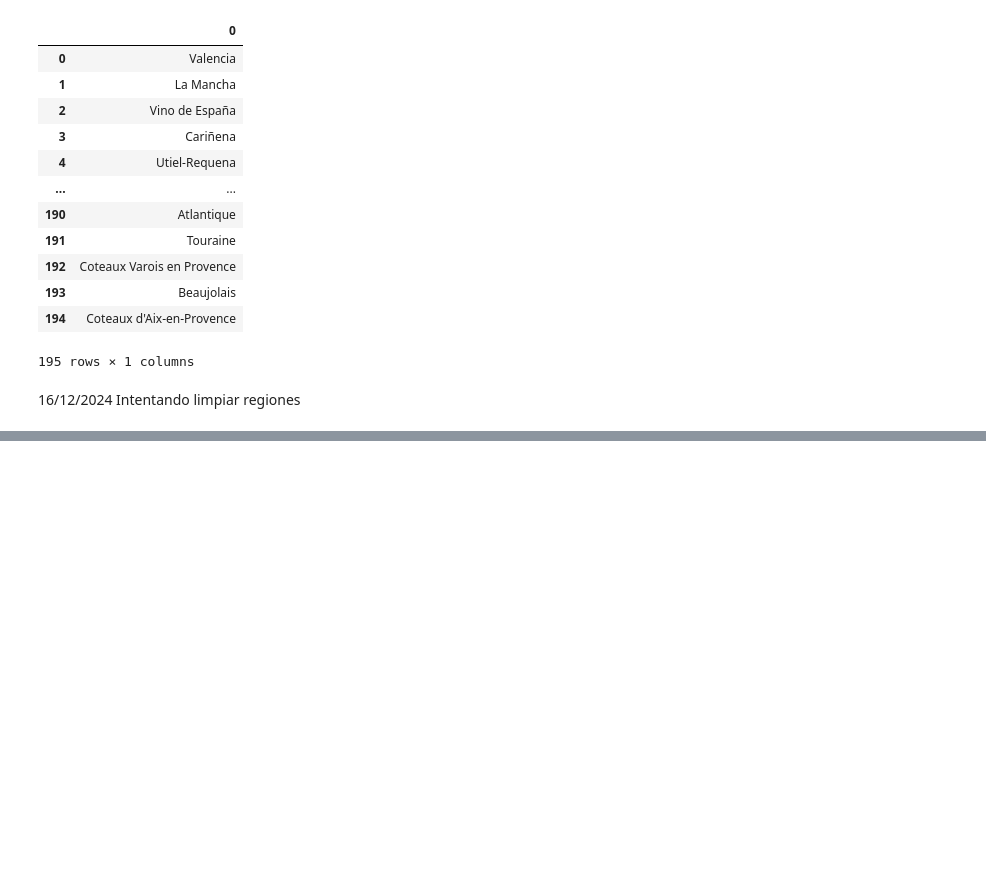
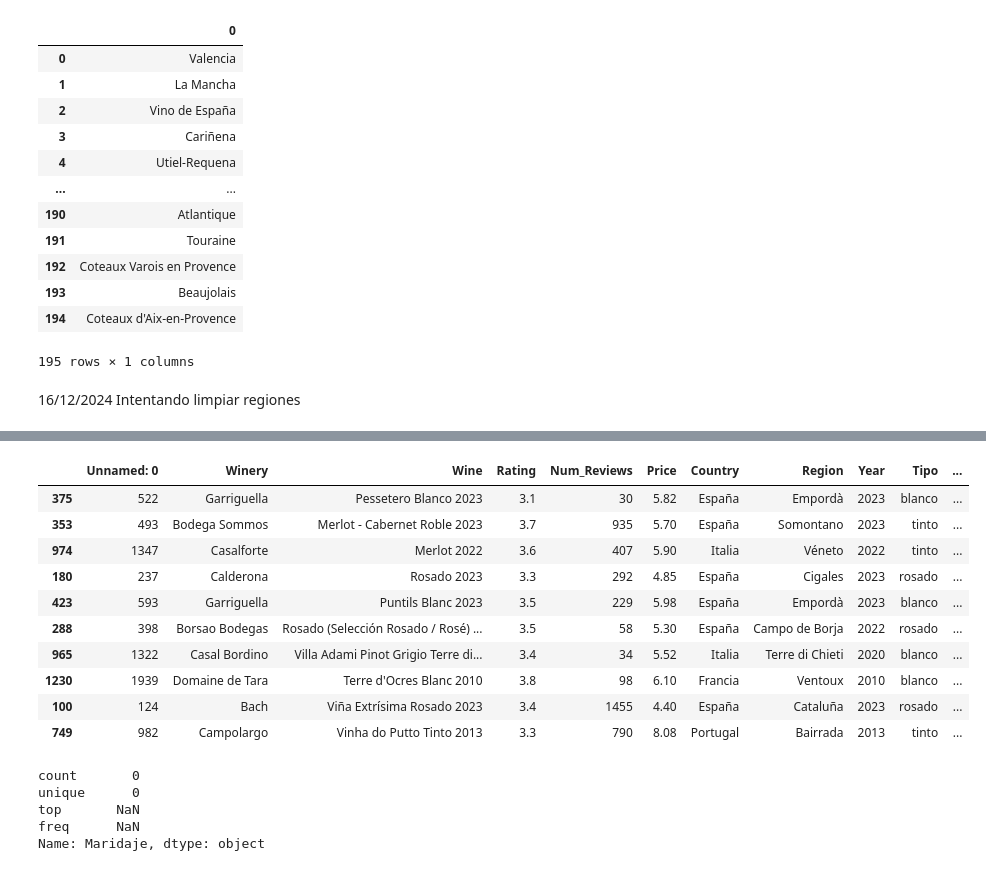
Before and after one commit to Yolanda-Ser/project-da-promo-k-modulo-4-team-1-, a Jupyter notebook: datos_vinos.ipynb, the cells around one changed output, grey strips where cells are left out. Cells and saved outputs as stored; diff of their text form; code cells hidden in the pictures; blank space fills up the shorter version.

Commit message:
Subiendo maridajes

```diff
--- a/datos_vinos.ipynb
+++ b/datos_vinos.ipynb
@@ -1160,0 +1292,14 @@ df1
+# %%
+df1.sample(10)
+# %% [output]
+|  | Unnamed: 0 | Winery | Wine | Rating | Num_Reviews | Price | Country | Region | Year | Tipo | ... |
+| 375 | 522 | Garriguella | Pessetero Blanco 2023 | 3.1 | 30 | 5.82 | España | Empordà | 2023 | blanco | ... |
+| 353 | 493 | Bodega Sommos | Merlot - Cabernet Roble 2023 | 3.7 | 935 | 5.70 | España | Somontano | 2023 | tinto | ... |
+| 974 | 1347 | Casalforte | Merlot 2022 | 3.6 | 407 | 5.90 | Italia | Véneto | 2022 | tinto | ... |
+| 180 | 237 | Calderona | Rosado 2023 | 3.3 | 292 | 4.85 | España | Cigales | 2023 | rosado | ... |
+| 423 | 593 | Garriguella | Puntils Blanc 2023 | 3.5 | 229 | 5.98 | España | Empordà | 2023 | blanco | ... |
+| 288 | 398 | Borsao Bodegas | Rosado (Selección Rosado / Rosé) ... | 3.5 | 58 | 5.30 | España | Campo de Borja | 2022 | rosado | ... |
+| 965 | 1322 | Casal Bordino | Villa Adami Pinot Grigio Terre di... | 3.4 | 34 | 5.52 | Italia | Terre di Chieti | 2020 | blanco | ... |
+| 1230 | 1939 | Domaine de Tara | Terre d'Ocres Blanc 2010 | 3.8 | 98 | 6.10 | Francia | Ventoux | 2010 | blanco | ... |
+| 100 | 124 | Bach | Viña Extrísima Rosado 2023 | 3.4 | 1455 | 4.40 | España | Cataluña | 2023 | rosado | ... |
+| 749 | 982 | Campolargo | Vinha do Putto Tinto 2013 | 3.3 | 790 | 8.08 | Portugal | Bairrada | 2013 | tinto | ... |
@@ -1160,0 +1310,8 @@ df1
+# %%
+df1_maridaje_ND['Maridaje'].describe()
+# %% [output]
+count       0
+unique      0
+top       NaN
+freq      NaN
+Name: Maridaje, dtype: object
```
Also changed, not shown: parts of 10 cells of this notebook, 1 other file.
